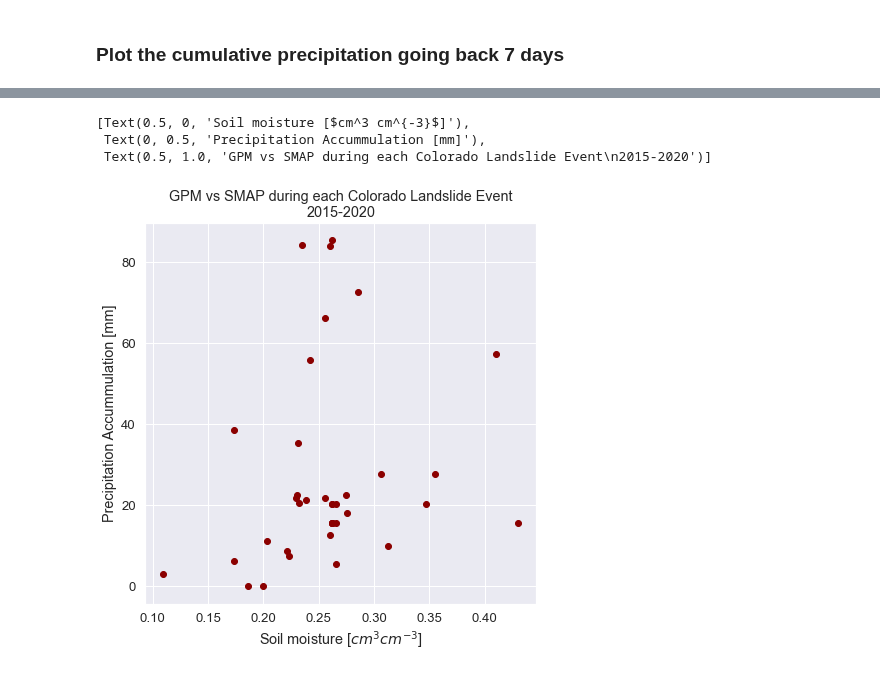
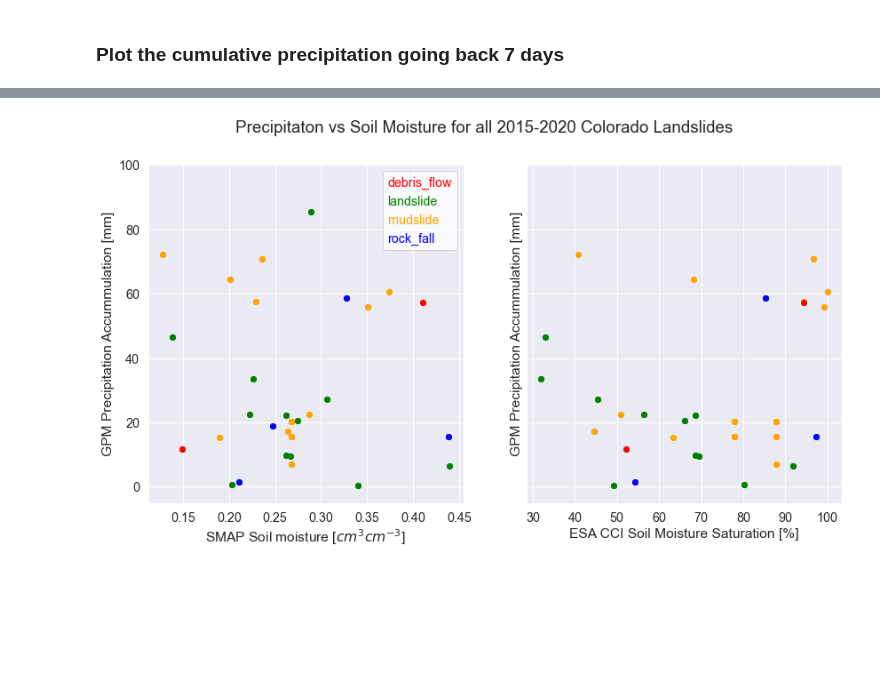
Before and after one commit to jacquiewitte/capstone-landslides-soilmoisture, a Jupyter notebook: landslide_precip_soilm.ipynb, the cells around one changed output, grey strips where cells are left out. Saved outputs shown, nothing was run; the diff lists cells and outputs as text; code cells hidden in the pictures; blank space fills up the shorter version.

```diff
--- a/landslide_precip_soilm.ipynb
+++ b/landslide_precip_soilm.ipynb
@@ -314,0 +372,11 @@ ax.text(7.1 ,0, 'Landslide\nTriggered', color='mediumorchid', fontsize='medium')
+# %%
+fig, ax = plt.subplots(figsize=(14, 5), sharex=True, sharey=True)
+
+for id, df in landslide_df.groupby("landslide_id"):
+    ax.plot(df['days-to-landslide'], df['esa_sm_percent'],
+            marker='o', linestyle='none', color='brown')
+
+ax.set(xlabel='Days leading up to rainfall-landslide event',
+       ylabel='%',
+       title='ESA CCI Percent Saturation Soil Moisture')
+ax.text(7.1 ,0, 'Landslide\nTriggered', color='mediumorchid', fontsize='medium');
@@ -316,0 +387,9 @@ ax.text(7.1 ,0, 'Landslide\nTriggered', color='mediumorchid', fontsize='medium')
+# %%
+#category = np.unique(landslide_df['landslide_category'])
+colors = ['red','green','orange','blue']
+
+category = dict(zip(np.unique(landslide_df['landslide_category']), colors))
+print(category)
+
+trigger = dict(zip(np.unique(landslide_df['landslide_trigger']), colors))
+print(trigger)
@@ -317,22 +399,60 @@ ax.text(7.1 ,0, 'Landslide\nTriggered', color='mediumorchid', fontsize='medium')
 # %%
 # Create a scatter plot
-sns.set(font_scale=1.2)
-f, ax = plt.subplots(figsize=(7, 7))
+fig, (ax1, ax2) = plt.subplots(ncols=2, nrows=1, figsize=(14, 7),
+                             sharey=True)
 
 for id, df in landslide_df.groupby("landslide_id"):
-    ax.scatter(df['smap_sm'].max(), df['precip_accum_mm'].max(),
-           color='darkred')
+    #res = df['precip_accum_mm']/df['precip_accum_mm'].mean()
+    #if res.max() > 1.1:
+    for cat in category:
+        if df['landslide_category'][0] == cat:
+            ax1.scatter(df['smap_sm'].max(), df['precip_accum_mm'].max(),
+                   color=category[cat])
+            ax2.scatter(df['esa_sm_percent'].max(), df['precip_accum_mm'].max(),
+                   color=category[cat])
 
-ax.set(xlabel='Soil moisture [$cm^3 cm^{-3}$]',
-       ylabel='Precipitation Accummulation [mm]',
-      title='GPM vs SMAP during each Colorado Landslide Event\n2015-2020')
+ax1.set(xlabel='SMAP Soil moisture [$cm^3 cm^{-3}$]',
+       ylabel='GPM Precipitation Accummulation [mm]')
+ax1.set_ylim([-5, 100])
+
+ax2.set(xlabel='ESA CCI Soil Moisture Saturation [%]',
+       ylabel='GPM Precipitation Accummulation [mm]')
+ax1.set_ylim([-5, 100]);
+
+# Add legend
+leg = ax1.legend(handlelength=0, handletextpad=0, fancybox=True,
+               labels=category, labelcolor=colors, facecolor='white')
+for item in leg.legendHandles:
+    item.set_visible(False)
+
+# add an overall caption
+fig.suptitle(
+    'Precipitaton vs Soil Moisture for all 2015-2020 Colorado Landslides'
+);
+
+
+for id, df in landslide_df.groupby("landslide_id"):
+    #res = df['precip_accum_mm']/df['precip_accum_mm'].mean()
+    #if res.max() > 1.1:
+    for cat in category:
+        if df['landslide_category'][0] == cat:
+            ax1.scatter(df['smap_sm'].max(), df['precip_accum_mm'].max(),
+                   color=category[cat])
+            ax2.scatter(df['esa_sm_percent'].max(), df['precip_accum_mm'].max(),
+                   color=category[cat])
+
+ax1.set(xlabel='SMAP Soil moisture [$cm^3 cm^{-3}$]',
+       ylabel='GPM Precipitation Accummulation [mm]')
+ax1.set_ylim([-5, 100])
+
+ax2.set(xlabel='ESA CCI Soil Moisture Saturation [%]',
+       ylabel='GPM Precipitation Accummulation [mm]')
+ax1.set_ylim([-5, 100]);
+
 
 # plt.savefig(os.path.join(et.io.HOME,
 #             'earth-analytics',
 #             'capstone-landslides-soilmoisture', 'plots',
 #             'smap_VS_gpm_2015_2020.png'));
 # %% [output]
-[Text(0.5, 0, 'Soil moisture [$cm^3 cm^{-3}$]'),
- Text(0, 0.5, 'Precipitation Accummulation [mm]'),
- Text(0.5, 1.0, 'GPM vs SMAP during each Colorado Landslide Event\n2015-2020')]
-[figure, old version]
+[figure, new version]
```
Also changed, not shown: parts of 21 cells of this notebook.
